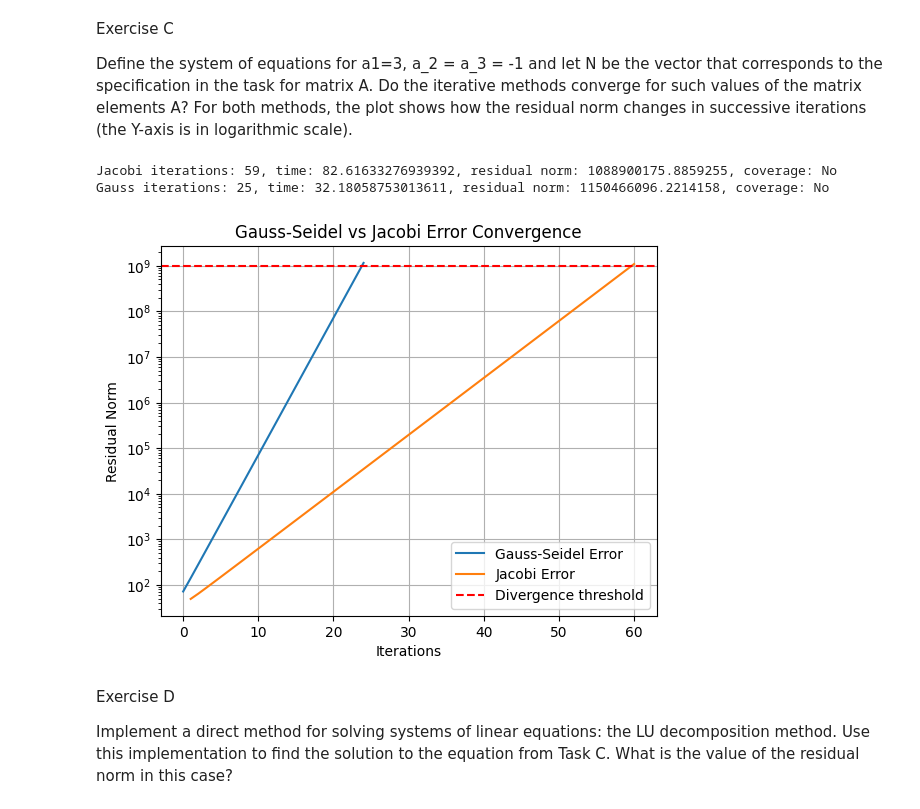
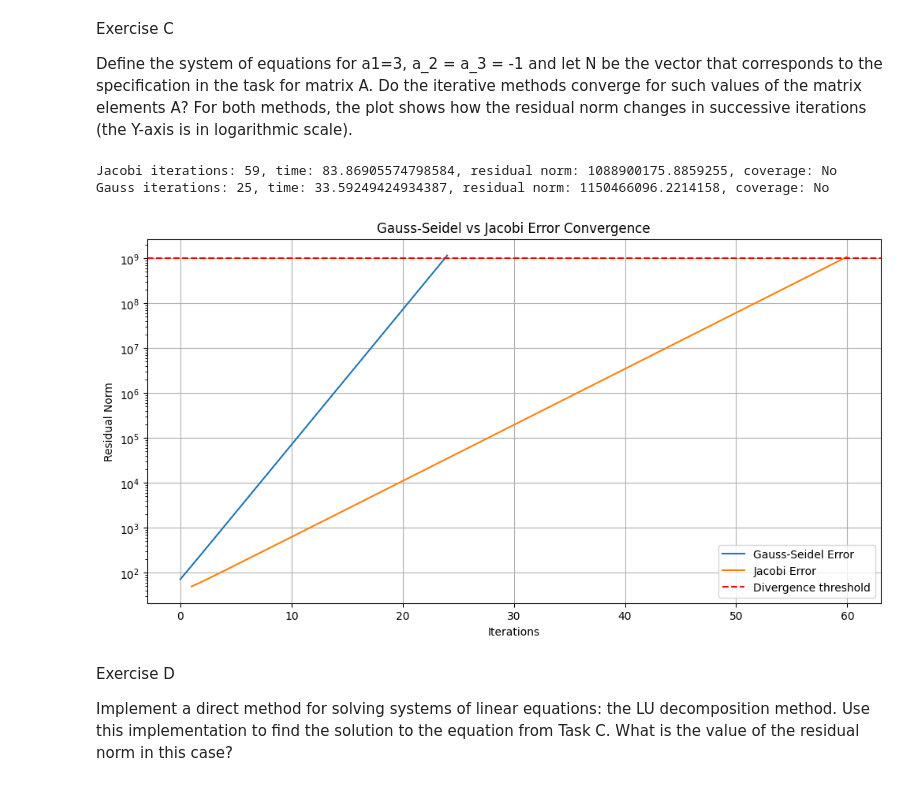
Before and after one commit to JakubBot/linear_equations, a Jupyter notebook: src/main.ipynb, the cells around one changed output. Saved outputs shown, nothing was run; the diff lists cells and outputs as text; code cells hidden in the pictures.

```diff
--- a/src/main.ipynb
+++ b/src/main.ipynb
@@ -91,27 +102,28 @@ Define the system of equations for a1=3,  a_2 = a_3 = -1 and let  N be the vecto
 # %%
 # change A matrix parameters
 A = create_band_matrix(3,-1,-1, N)
 
 
 jacobi:OutputSolution = solve_jacobi(A, b)
 print(f"Jacobi iterations: {jacobi.iterations}, time: {jacobi.time}, residual norm: {jacobi.errors[-1]}, coverage: {'Yes' if jacobi.does_converge else 'No'}")
 
 gauss:OutputSolution = solve_gauss_seidel(A, b)
 print(f"Gauss iterations: {gauss.iterations}, time: {gauss.time}, residual norm: {gauss.errors[-1]}, coverage: {'Yes' if gauss.does_converge else 'No'}")
 
 config = Config(
   x_label="Iterations",
   y_label="Residual Norm",
   title="Gauss-Seidel vs Jacobi Error Convergence",
   path=f"{OUTPUT_DOCS_PATH}/error_covergence_alternative.png",
   plot= [[gauss.errors,"Gauss-Seidel Error"], [jacobi.errors,"Jacobi Error"]],
   axhline=[[1e9,"Divergence threshold"]],
+  figsize=(12, 6),
 )
 create_graph(config)
 # %% [output]
-Jacobi iterations: 59, time: 82.61633276939392, residual norm: 1088900175.8859255, coverage: No
-Gauss iterations: 25, time: 32.18058753013611, residual norm: 1150466096.2214158, coverage: No
+Jacobi iterations: 59, time: 83.86905574798584, residual norm: 1088900175.8859255, coverage: No
+Gauss iterations: 25, time: 33.59249424934387, residual norm: 1150466096.2214158, coverage: No
-[figure, old version]
+[figure, new version]
 # %% [markdown]
 Exercise D
 
```
Also changed, not shown: parts of 5 cells of this notebook, 9 other files.
